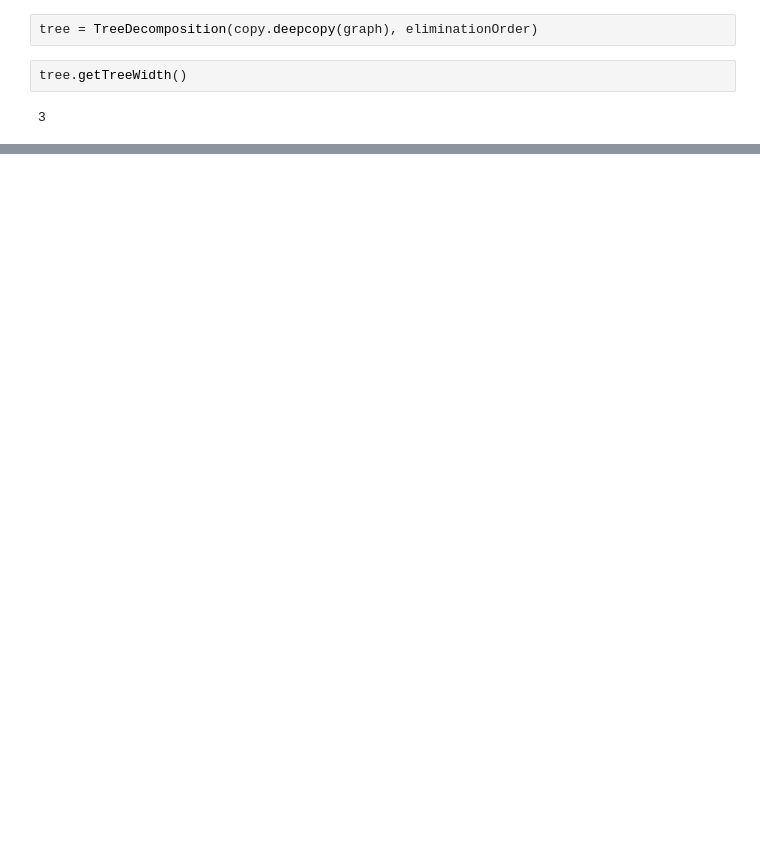
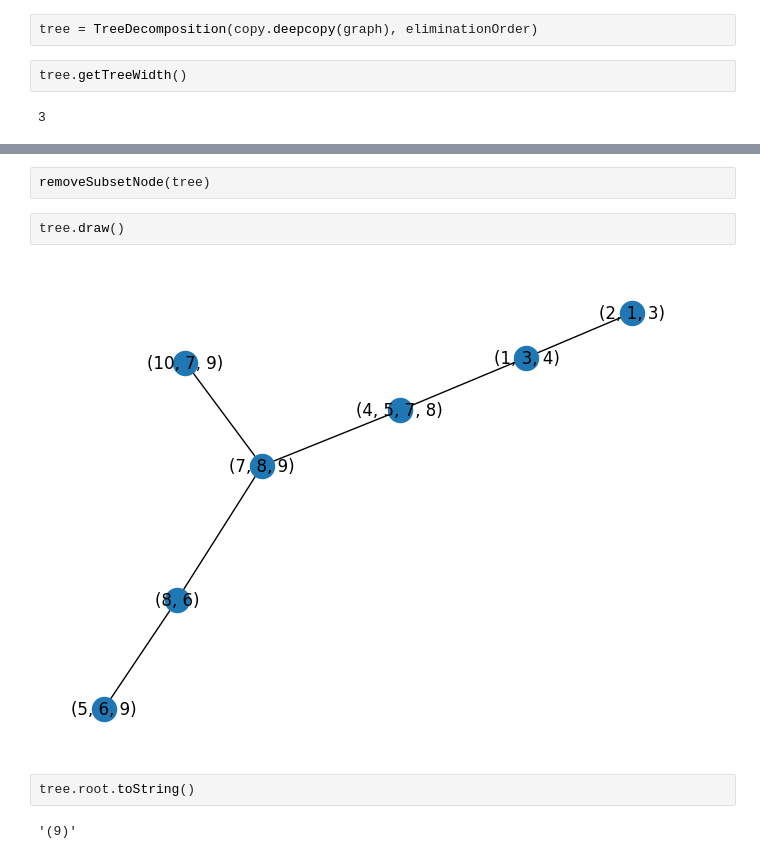
Before and after one commit to Teerat-CH/TreeDecomposition, a Jupyter notebook: main.ipynb, the cells around one changed output, grey strips where cells are left out. Saved outputs shown, nothing was run; the diff lists cells and outputs as text; blank space fills up the shorter version.

```diff
--- a/main.ipynb
+++ b/main.ipynb
@@ -33,0 +63,10 @@ tree.draw()
+# %%
+removeSubsetNode(tree)
+# %%
+tree.draw()
+# %% [output]
+[figure, added]
+# %%
+tree.root.toString()
+# %% [output]
+'(9)'
```
Also changed, not shown: parts of 7 cells of this notebook, 1 other file.
